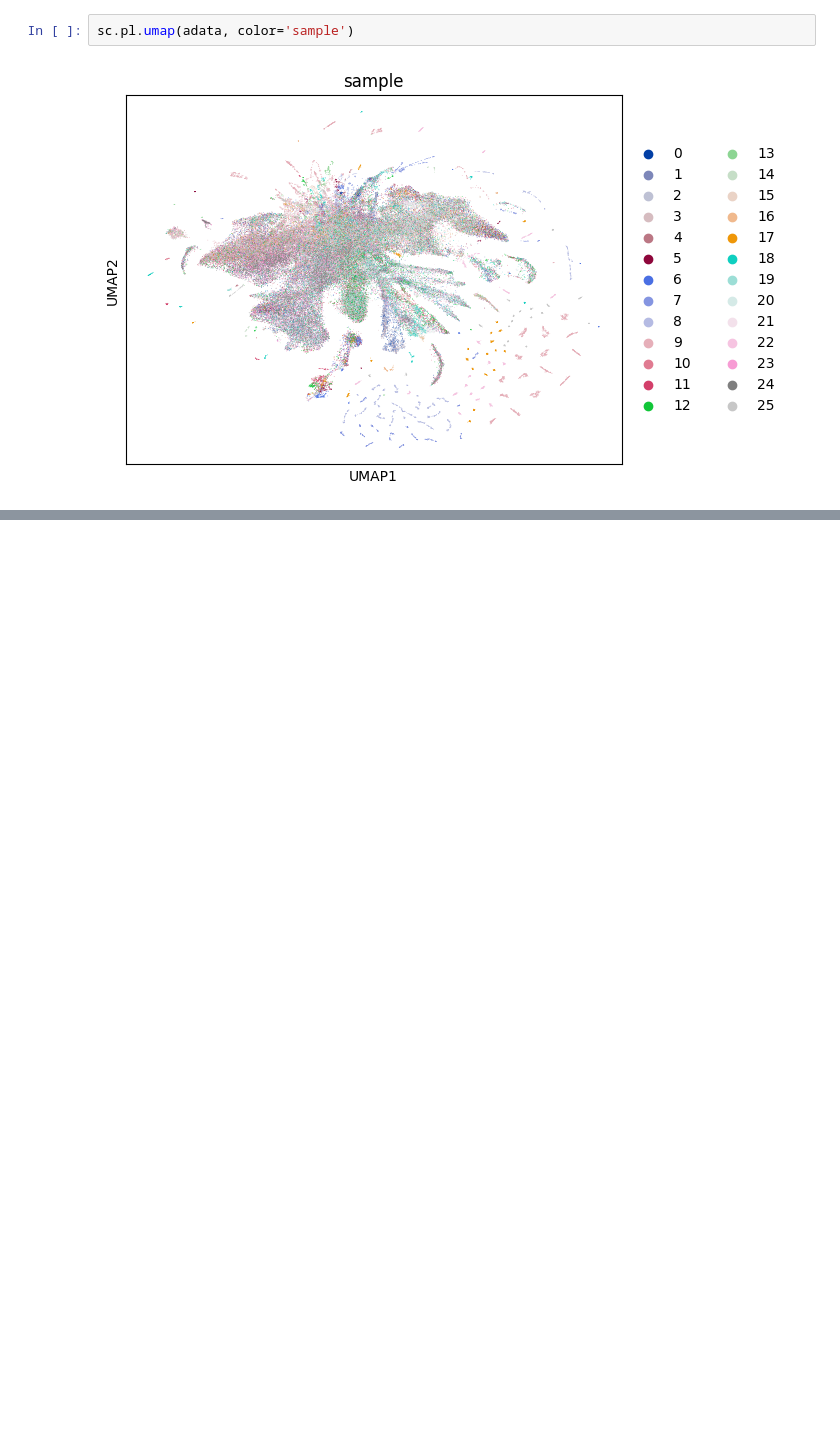
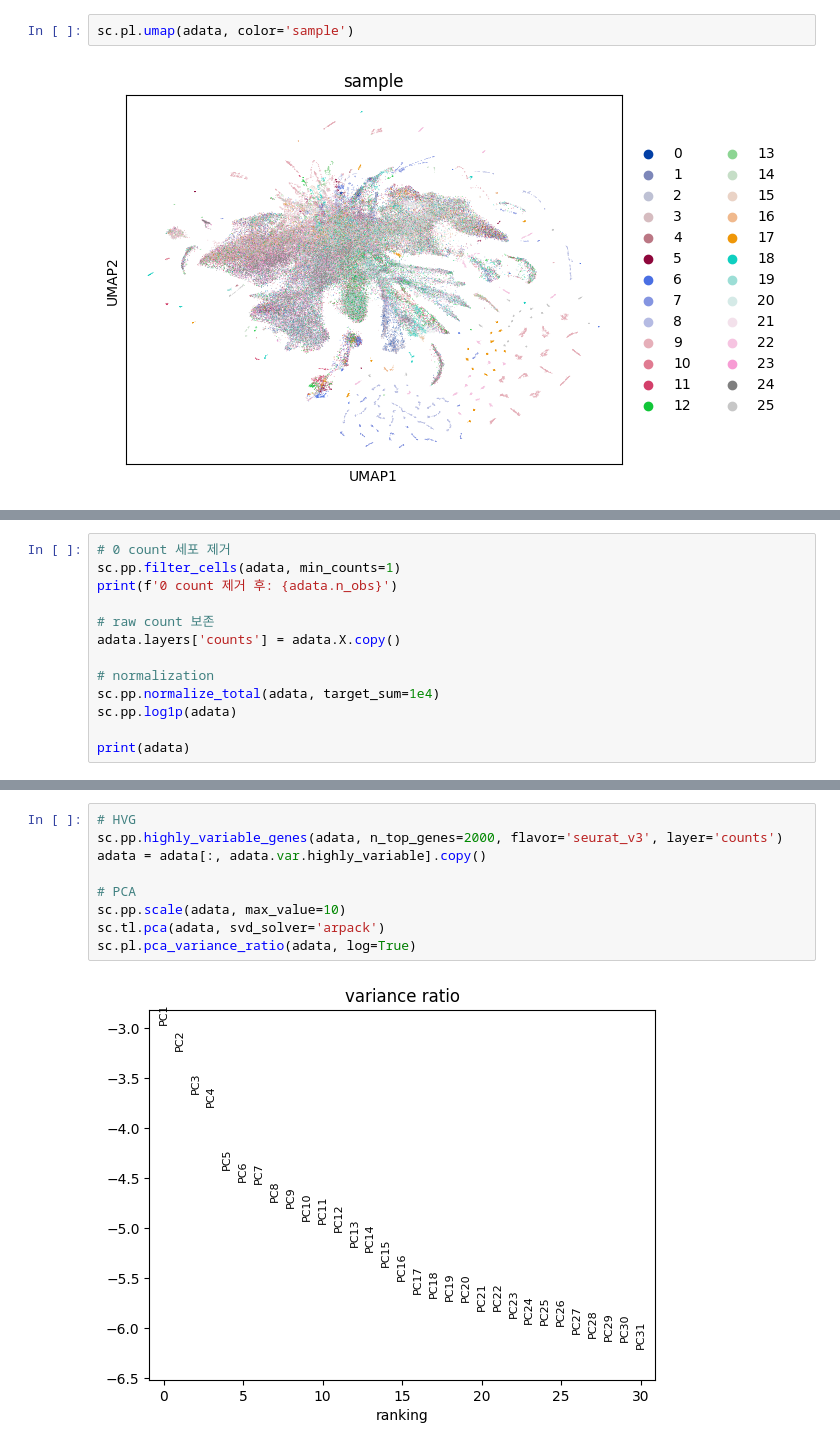
Before and after one commit to boeun02/scRNA-seq-Cancer-Immunology-Analysis, a Jupyter notebook: phase1_scrna/01_geo_pipeline.ipynb, the cells around one changed output, grey strips where cells are left out. Drawn from its saved outputs; the diff is of its cells as text; blank space fills up the shorter version.

```diff
--- a/phase1_scrna/01_geo_pipeline.ipynb
+++ b/phase1_scrna/01_geo_pipeline.ipynb
@@ -337,0 +426,13 @@ print(adata.uns['neighbors'])
+# %%
+# 0 count 세포 제거
+sc.pp.filter_cells(adata, min_counts=1)
+print(f'0 count 제거 후: {adata.n_obs}')
+
+# raw count 보존
+adata.layers['counts'] = adata.X.copy()
+
+# normalization
+sc.pp.normalize_total(adata, target_sum=1e4)
+sc.pp.log1p(adata)
+
+print(adata)
@@ -337,0 +446,11 @@ print(adata.uns['neighbors'])
+# %%
+# HVG
+sc.pp.highly_variable_genes(adata, n_top_genes=2000, flavor='seurat_v3', layer='counts')
+adata = adata[:, adata.var.highly_variable].copy()
+
+# PCA
+sc.pp.scale(adata, max_value=10)
+sc.tl.pca(adata, svd_solver='arpack')
+sc.pl.pca_variance_ratio(adata, log=True)
+# %% [output]
+[figure, added]
```
Also changed, not shown: parts of 6 cells of this notebook, 2 other files.
